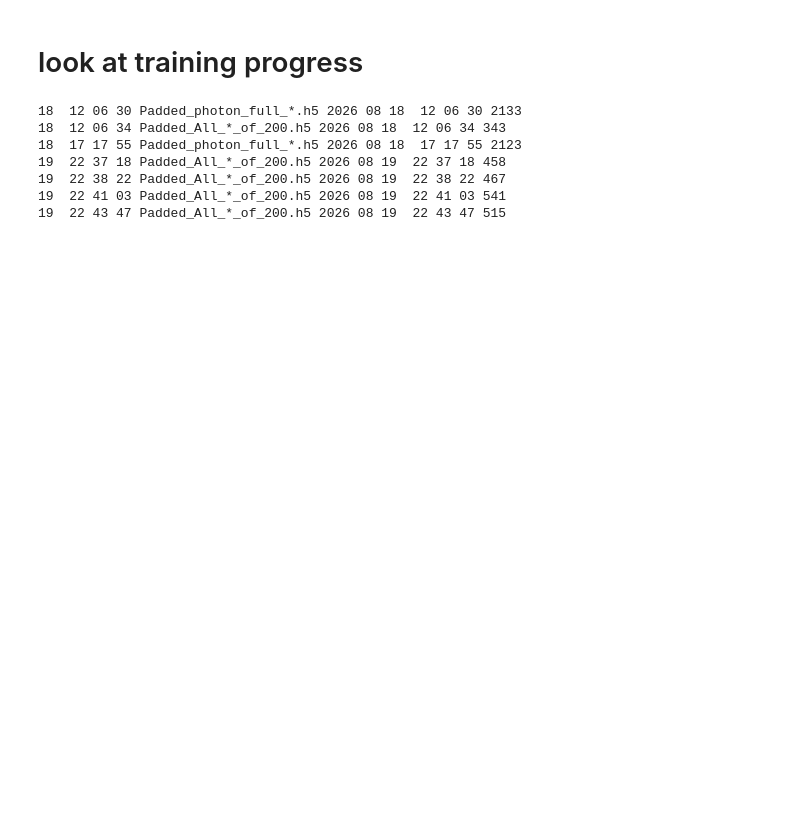
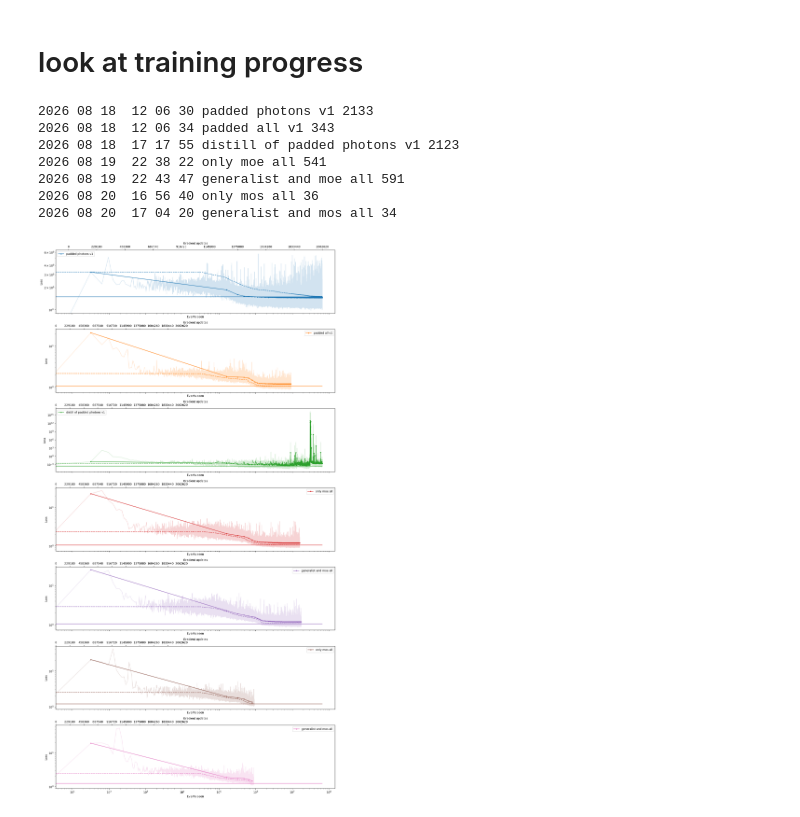
Before and after one commit to HenryDayHall/CaloCloudi, a Jupyter notebook: scripts/check_training_progress.ipynb, the cells around one changed output. Cells and saved outputs as stored; diff of their text form; code cells hidden in the pictures; blank space fills up the shorter version.

```diff
--- a/scripts/check_training_progress.ipynb
+++ b/scripts/check_training_progress.ipynb
@@ -42,7 +43,11 @@ for date in all_dates:
     configs.append(config)
 
     ds_path = config['data']['dataset_path']
-    info = f'{os.path.basename(ds_path).format("*")}'
+    possible_label = glob.glob(os.path.join(subfolder, "_a_*"))
+    if len(possible_label) == 1:
+        info = os.path.basename(possible_label[0])[3:].replace("_", " ")
+    else:
+        info = f'{os.path.basename(ds_path).format("*")}'
     infos.append(info)
 
 if len(set(infos)) < len(infos):
@@ -65,15 +70,70 @@ def sparse_average(xs, ys, interval=5000):
     return s_xs, s_ys
 # %%
 for info, date, data in zip(infos, dates, trainings):
-    print(info, date, len(data["val_loss"]))
+    print(date, info, len(data["val_loss"]))
 # %% [output]
-18  12 06 30 Padded_photon_full_*.h5 2026 08 18  12 06 30 2133
-18  12 06 34 Padded_All_*_of_200.h5 2026 08 18  12 06 34 343
-18  17 17 55 Padded_photon_full_*.h5 2026 08 18  17 17 55 2123
-19  22 37 18 Padded_All_*_of_200.h5 2026 08 19  22 37 18 458
-19  22 38 22 Padded_All_*_of_200.h5 2026 08 19  22 38 22 467
-19  22 41 03 Padded_All_*_of_200.h5 2026 08 19  22 41 03 541
-19  22 43 47 Padded_All_*_of_200.h5 2026 08 19  22 43 47 515
+2026 08 18  12 06 30 padded photons v1 2133
+2026 08 18  12 06 34 padded all v1 343
+2026 08 18  17 17 55 distill of padded photons v1 2123
+2026 08 19  22 38 22 only moe all 541
+2026 08 19  22 43 47 generalist and moe all 591
+2026 08 20  16 56 40 only mos all 36
+2026 08 20  17 04 20 generalist and mos all 34
+# %%
+fig, axarr = plt.subplots(len(infos), 1, figsize=(15, 4*len(infos)), sharex=True)
+x_name = 'n_events'
+y_name = "loss"
+
+longest = trainings[0]
+
+for data in trainings:
+    if len(data[x_name]) > len(longest[x_name]):
+        longest = data
+
+max_x = longest[x_name][-1]
+
+
+for i, info in enumerate(infos):
+    y_label = pretty[y_name]
+    ax = axarr[i]
+
+    # main axis
+    data = trainings[i]
+    c = colours[info]
+    ax.plot(data[x_name], data[y_name], c=c, alpha=0.2)
+    s_xs, s_ys = sparse_average(data[x_name], data[y_name])
+    ax.plot(s_xs, s_ys, c=c, label=info, marker='.')
+
+    if y_name == "loss":
+        val_loss = np.mean(data["val_loss"], axis=1)
+        val_n_events = data["val_n_events"]
+        ax.plot(val_n_events, val_loss, c=c, ls='--')
+        lowest_val_loss = np.min(val_loss)
+        ax.hlines(lowest_val_loss, 0, max_x, colors=c)
+
+    ax.semilogy()
+    ax.set_xlabel(pretty[x_name])
+    ax.set_ylabel(y_label)
+
+
+    # upper axis
+    n_values = len(longest[x_name])
+    n_ticks = 10
+    value_idxs = np.linspace(0, n_values-1, n_ticks).astype(int)
+    positions = [longest[x_name][idx] for idx in value_idxs]
+    x_2_name = 'n_updates'
+    labels = [longest[x_2_name][idx] for idx in value_idxs]
+    ax2 = ax.twiny()
+    ax2.set_xlim(ax.get_xlim())                   # share the bottom's coordinates
+    ax2.set_xticks(positions)
+    ax2.set_xticklabels(labels)
+    ax2.set_xlabel(pretty[x_2_name])
+    ax.legend()
+    ax.semilogx()
+
+fig.tight_layout()
+# %% [output]
+[figure, added]
 # %%
 fig, axarr = plt.subplots(3, 1, figsize=(15, 15))
 x_name = 'n_events'
```
Also changed, not shown: parts of 2 cells of this notebook, 2 other files.
